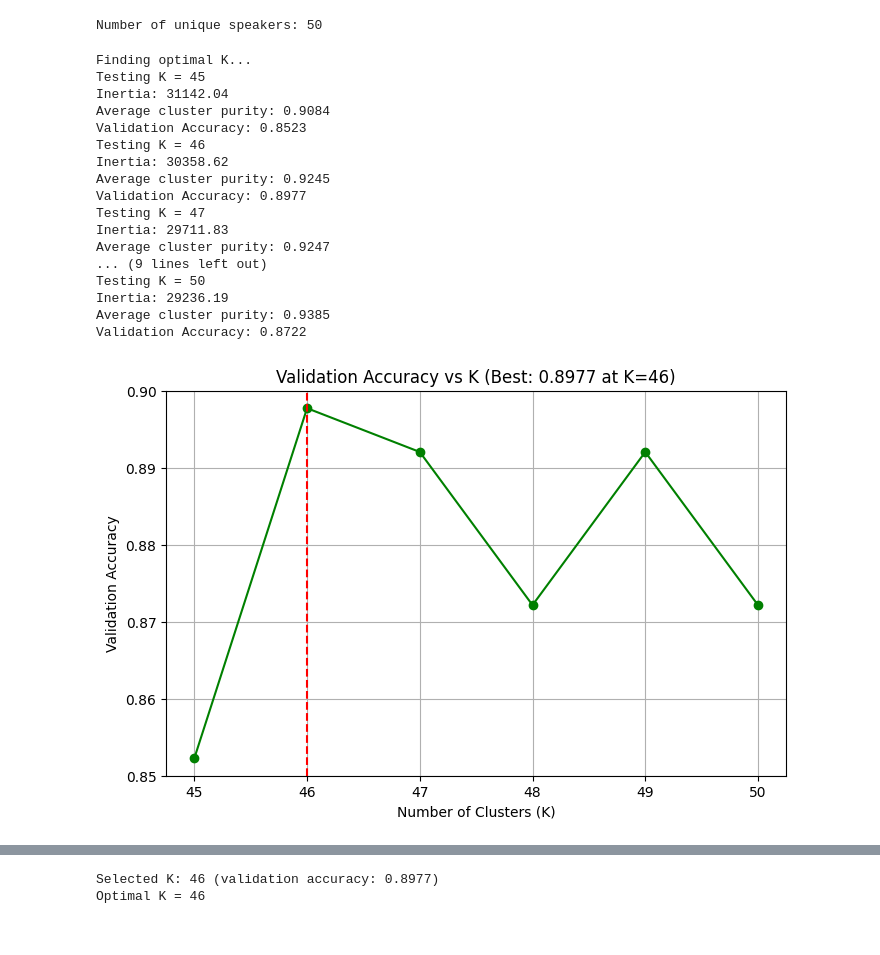
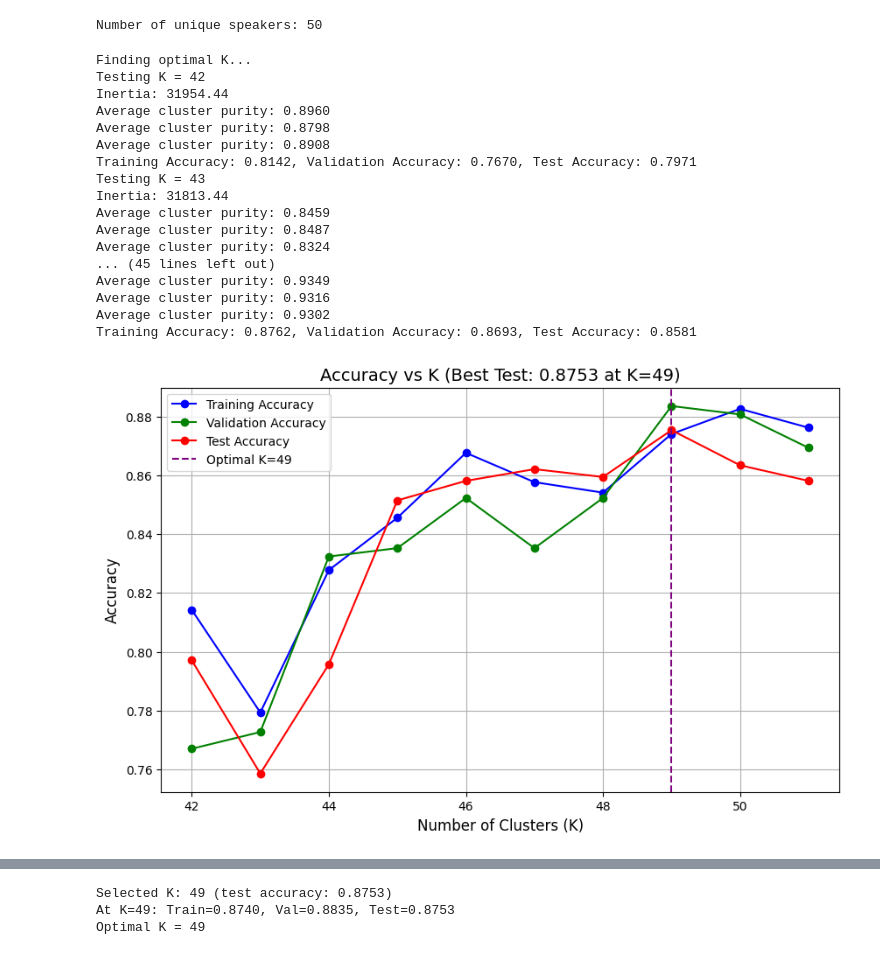
Before and after one commit to RepoRogue123/Linguistix, a Jupyter notebook: Clustering/K_Means.ipynb, the cells around one changed output, grey strips where cells are left out. Cells and saved outputs as stored; diff of their text form; code cells hidden in the pictures.

Commit message:
Graph Updated

```diff
--- a/Clustering/K_Means.ipynb
+++ b/Clustering/K_Means.ipynb
@@ -393,28 +409,29 @@ Number of unique speakers: 50
 # %%
 # Initialize K-means model
 kmeans_model = KMeans()
 
 # Find optimal K using validation set
 print("Finding optimal K...")
-k_range = range(45, 51)
-optimal_k, val_accuracy, inertia_values = find_optimal_k(kmeans_model, X_train_norm, X_val_norm, y_val, k_range)
+k_range = range(42, 52)
+optimal_k, val_accuracy, inertia_values, train_accuracies, test_accuracies = find_optimal_k(
+    kmeans_model, X_train_norm, X_val_norm, X_test_norm, y_train, y_val, y_test, k_range)
 print(f"Optimal K = {optimal_k}")
 # %% [output]
 Finding optimal K...
-Testing K = 45
-Inertia: 31142.04
-Average cluster purity: 0.9084
-Validation Accuracy: 0.8523
-Testing K = 46
-Inertia: 30358.62
-Average cluster purity: 0.9245
-Validation Accuracy: 0.8977
-Testing K = 47
-Inertia: 29711.83
-Average cluster purity: 0.9247
-... (9 lines left out)
-Testing K = 50
-Inertia: 29236.19
-Average cluster purity: 0.9385
-Validation Accuracy: 0.8722
+Testing K = 42
+Inertia: 31954.44
+Average cluster purity: 0.8960
+Average cluster purity: 0.8798
+Average cluster purity: 0.8908
+Training Accuracy: 0.8142, Validation Accuracy: 0.7670, Test Accuracy: 0.7971
+Testing K = 43
+Inertia: 31813.44
+Average cluster purity: 0.8459
+Average cluster purity: 0.8487
+Average cluster purity: 0.8324
+... (45 lines left out)
+Average cluster purity: 0.9349
+Average cluster purity: 0.9316
+Average cluster purity: 0.9302
+Training Accuracy: 0.8762, Validation Accuracy: 0.8693, Test Accuracy: 0.8581
-[figure, old version]
+[figure, new version]
@@ -422,5 +439,6 @@ Validation Accuracy: 0.8722
-Selected K: 46 (validation accuracy: 0.8977)
-Optimal K = 46
+Selected K: 49 (test accuracy: 0.8753)
+At K=49: Train=0.8740, Val=0.8835, Test=0.8753
+Optimal K = 49
 # %%
 # Train with optimal K
 print("Training with optimal K...")
```
Also changed, not shown: parts of 9 cells of this notebook.
